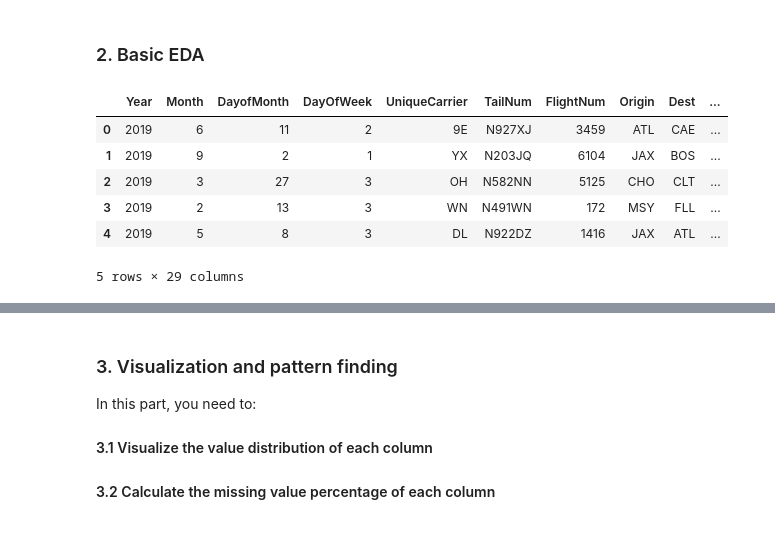
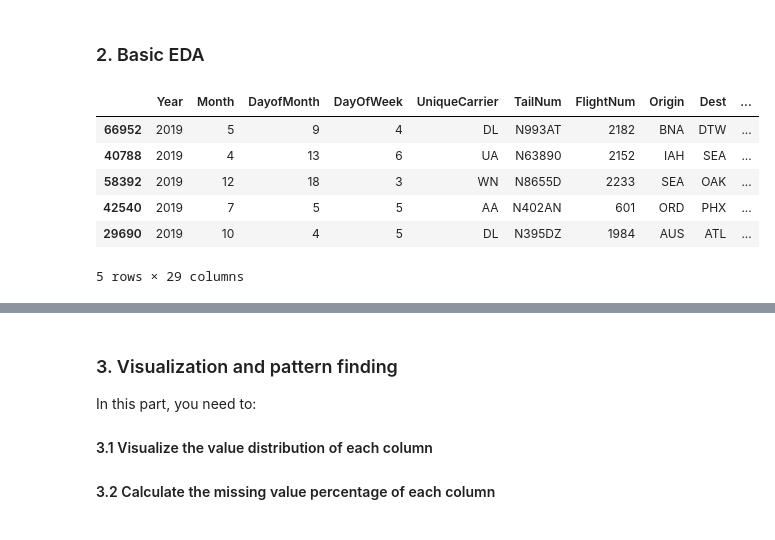
Before and after one commit to yashfadia2026/data_eng300SP_fadia, a Jupyter notebook: labs/lab1/lab1 - Yash Fadia.ipynb, the cells around one changed output, grey strips where cells are left out. Saved outputs shown, nothing was run; the diff lists cells and outputs as text; code cells hidden in the pictures.

```diff
--- a/labs/lab1/lab1 - Yash Fadia.ipynb
+++ b/labs/lab1/lab1 - Yash Fadia.ipynb
@@ -114,19 +114,19 @@ data.rename(columns = {
 }, inplace = True)
 
 ## 1.2 Random sampling for further analysis
-random_sample = data.sample(n=20000, random_state=42)
+data = data.sample(n = 20000, random_state = 42)
 # %% [markdown]
 ### 2. Basic EDA
 # %%
 ## Print first 5 rows to check how the data looks like
-data.head(5)
+data.head()
 # %% [output]
 |  | Year | Month | DayofMonth | DayOfWeek | UniqueCarrier | TailNum | FlightNum | Origin | Dest | ... |
-| 0 | 2019 | 6 | 11 | 2 | 9E | N927XJ | 3459 | ATL | CAE | ... |
-| 1 | 2019 | 9 | 2 | 1 | YX | N203JQ | 6104 | JAX | BOS | ... |
-| 2 | 2019 | 3 | 27 | 3 | OH | N582NN | 5125 | CHO | CLT | ... |
-| 3 | 2019 | 2 | 13 | 3 | WN | N491WN | 172 | MSY | FLL | ... |
-| 4 | 2019 | 5 | 8 | 3 | DL | N922DZ | 1416 | JAX | ATL | ... |
+| 66952 | 2019 | 5 | 9 | 4 | DL | N993AT | 2182 | BNA | DTW | ... |
+| 40788 | 2019 | 4 | 13 | 6 | UA | N63890 | 2152 | IAH | SEA | ... |
+| 58392 | 2019 | 12 | 18 | 3 | WN | N8655D | 2233 | SEA | OAK | ... |
+| 42540 | 2019 | 7 | 5 | 5 | AA | N402AN | 601 | ORD | PHX | ... |
+| 29690 | 2019 | 10 | 4 | 5 | DL | N395DZ | 1984 | AUS | ATL | ... |
 5 rows × 29 columns
 # %%
 ## Get descriptive statistics and missing value percentage for each column
```
Also changed, not shown: parts of 14 cells of this notebook, 1 other file.
